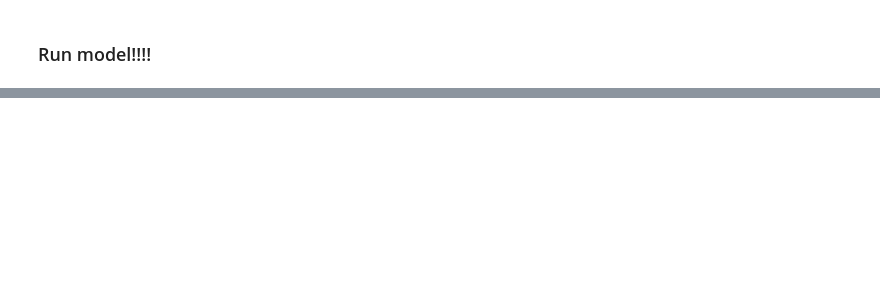
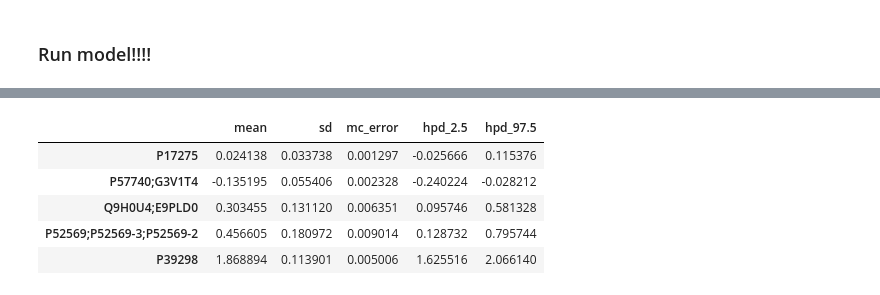
Before and after one commit to antortjim/Thesis-Code, a Jupyter notebook: model/Model.ipynb, the cells around one changed output, grey strips where cells are left out. Drawn from its saved outputs; the diff is of its cells as text; code cells hidden in the pictures; blank space fills up the shorter version.

```diff
--- a/model/Model.ipynb
+++ b/model/Model.ipynb
@@ -466,0 +381,10 @@ Text(0,0.5,'PC2')
+# %%
+RSqM = pd.read_csv("data/RSqM.tsv", sep = "\t", index_col=0)
+RSqM.head()
+# %% [output]
+|  | mean | sd | mc_error | hpd_2.5 | hpd_97.5 |
+| P17275 | 0.024138 | 0.033738 | 0.001297 | -0.025666 | 0.115376 |
+| P57740;G3V1T4 | -0.135195 | 0.055406 | 0.002328 | -0.240224 | -0.028212 |
+| Q9H0U4;E9PLD0 | 0.303455 | 0.131120 | 0.006351 | 0.095746 | 0.581328 |
+| P52569;P52569-3;P52569-2 | 0.456605 | 0.180972 | 0.009014 | 0.128732 | 0.795744 |
+| P39298 | 1.868894 | 0.113901 | 0.005006 | 1.625516 | 2.066140 |
```
Also changed, not shown: parts of 25 cells of this notebook, 3 other files.
